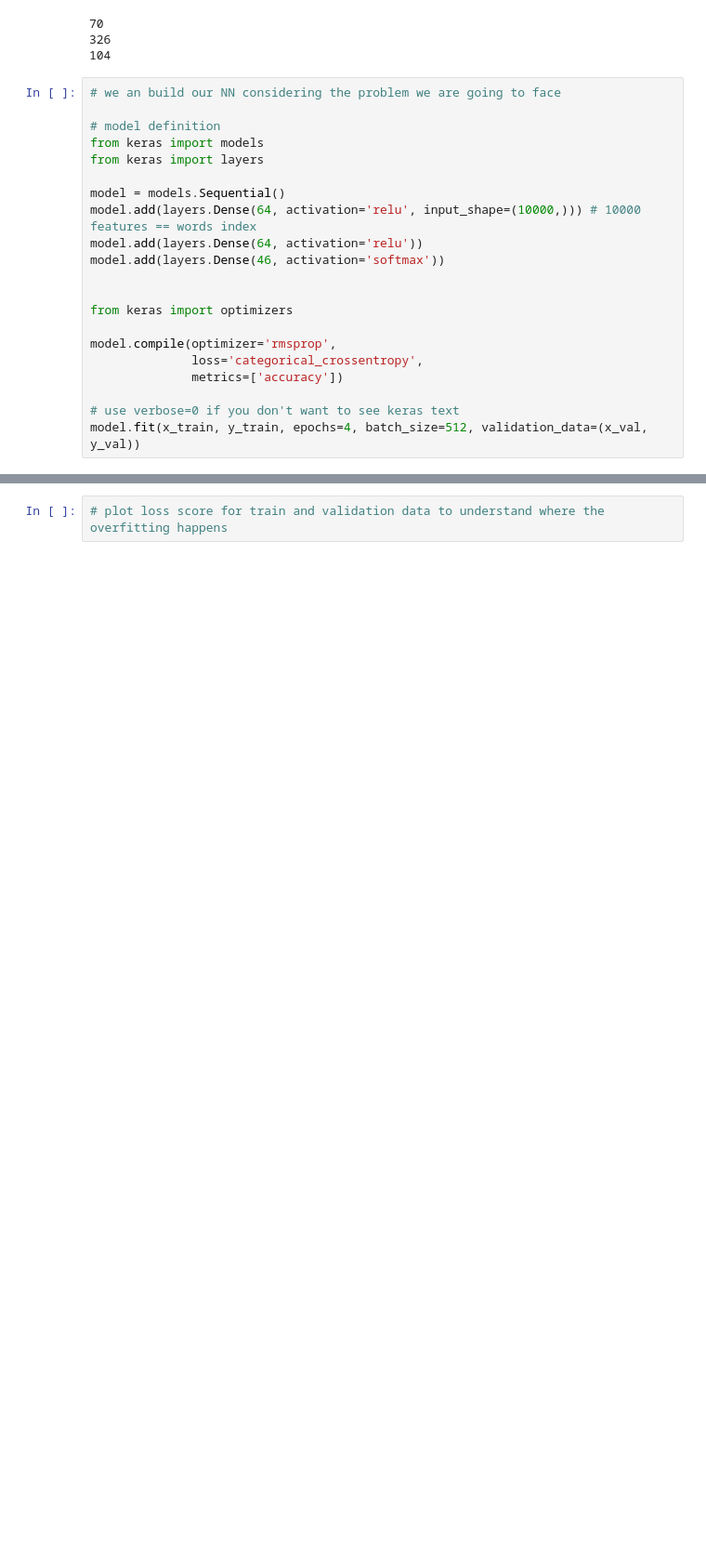
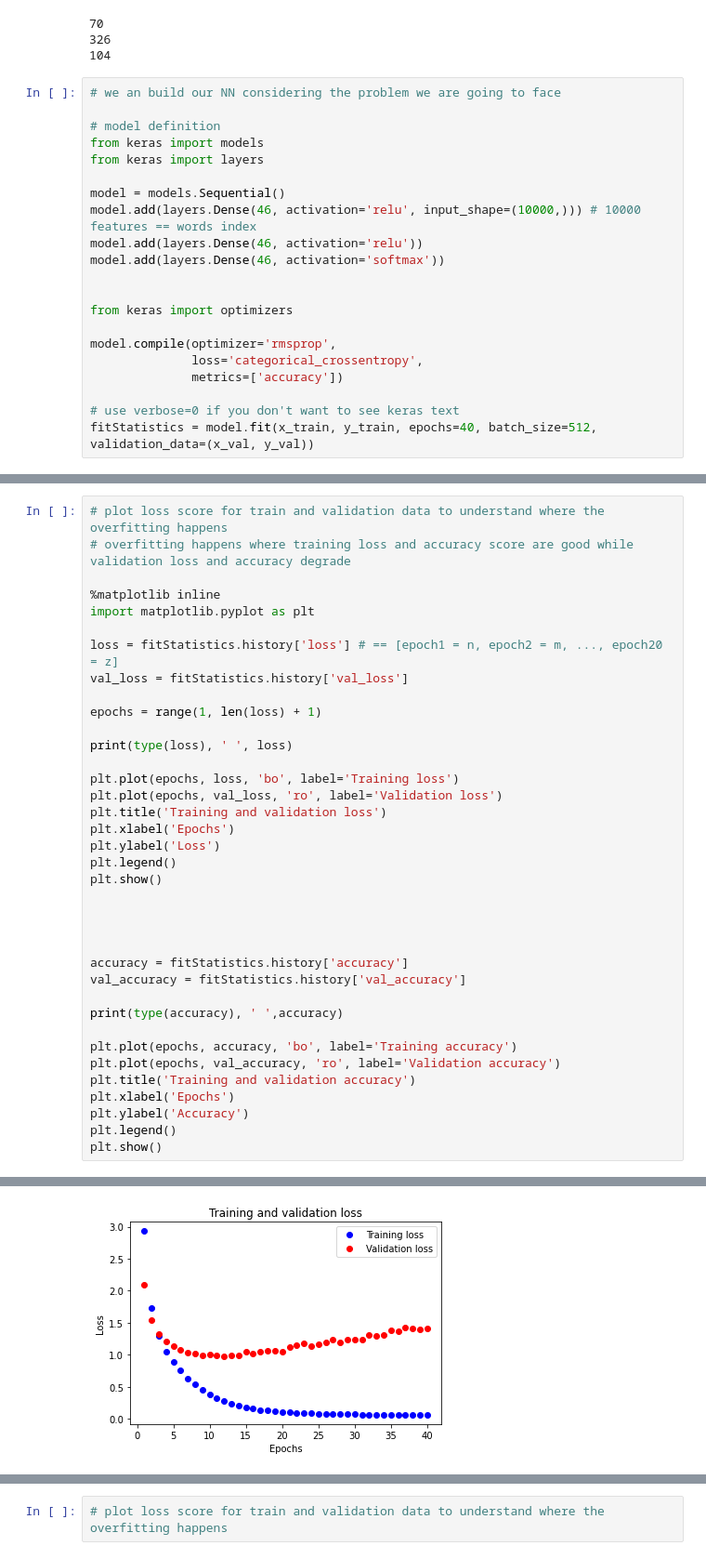
Before and after one commit to savecinieri/Neural-Networks-stuff-, a Jupyter notebook: Multiclass classification.ipynb, the cells around one changed output, grey strips where cells are left out. Shown at 93% size. Saved outputs shown, nothing was run; the diff lists cells and outputs as text; blank space fills up the shorter version.

```diff
--- a/Multiclass classification.ipynb
+++ b/Multiclass classification.ipynb
@@ -215,8 +217,8 @@ from keras import models
 from keras import layers
 
 model = models.Sequential()
-model.add(layers.Dense(64, activation='relu', input_shape=(10000,))) # 10000 features == words index
-model.add(layers.Dense(64, activation='relu'))
+model.add(layers.Dense(46, activation='relu', input_shape=(10000,))) # 10000 features == words index
+model.add(layers.Dense(46, activation='relu'))
 model.add(layers.Dense(46, activation='softmax'))
 
 
@@ -227,5 +229,5 @@ model.compile(optimizer='rmsprop',
               metrics=['accuracy'])
 
 # use verbose=0 if you don't want to see keras text
-model.fit(x_train, y_train, epochs=4, batch_size=512, validation_data=(x_val, y_val))
+fitStatistics = model.fit(x_train, y_train, epochs=40, batch_size=512, validation_data=(x_val, y_val))
 # %% [output]
@@ -247,0 +251,38 @@ Epoch 4/4
+# %%
+# plot loss score for train and validation data to understand where the overfitting happens
+# overfitting happens where training loss and accuracy score are good while validation loss and accuracy degrade
+
+%matplotlib inline
+import matplotlib.pyplot as plt
+
+loss = fitStatistics.history['loss'] # == [epoch1 = n, epoch2 = m, ..., epoch20 = z]
+val_loss = fitStatistics.history['val_loss']
+
+epochs = range(1, len(loss) + 1)
+
+print(type(loss), ' ', loss)
+
+plt.plot(epochs, loss, 'bo', label='Training loss')
+plt.plot(epochs, val_loss, 'ro', label='Validation loss')
+plt.title('Training and validation loss')
+plt.xlabel('Epochs')
+plt.ylabel('Loss')
+plt.legend()
+plt.show()
+
+
+
+
+accuracy = fitStatistics.history['accuracy']
+val_accuracy = fitStatistics.history['val_accuracy']
+
+print(type(accuracy), ' ',accuracy)
+
+plt.plot(epochs, accuracy, 'bo', label='Training accuracy')
+plt.plot(epochs, val_accuracy, 'ro', label='Validation accuracy')
+plt.title('Training and validation accuracy')
+plt.xlabel('Epochs')
+plt.ylabel('Accuracy')
+plt.legend()
+plt.show()
+# %% [output]
@@ -247,0 +290 @@ Epoch 4/4
+[figure, added]
```
Also changed, not shown: parts of 4 cells of this notebook.
